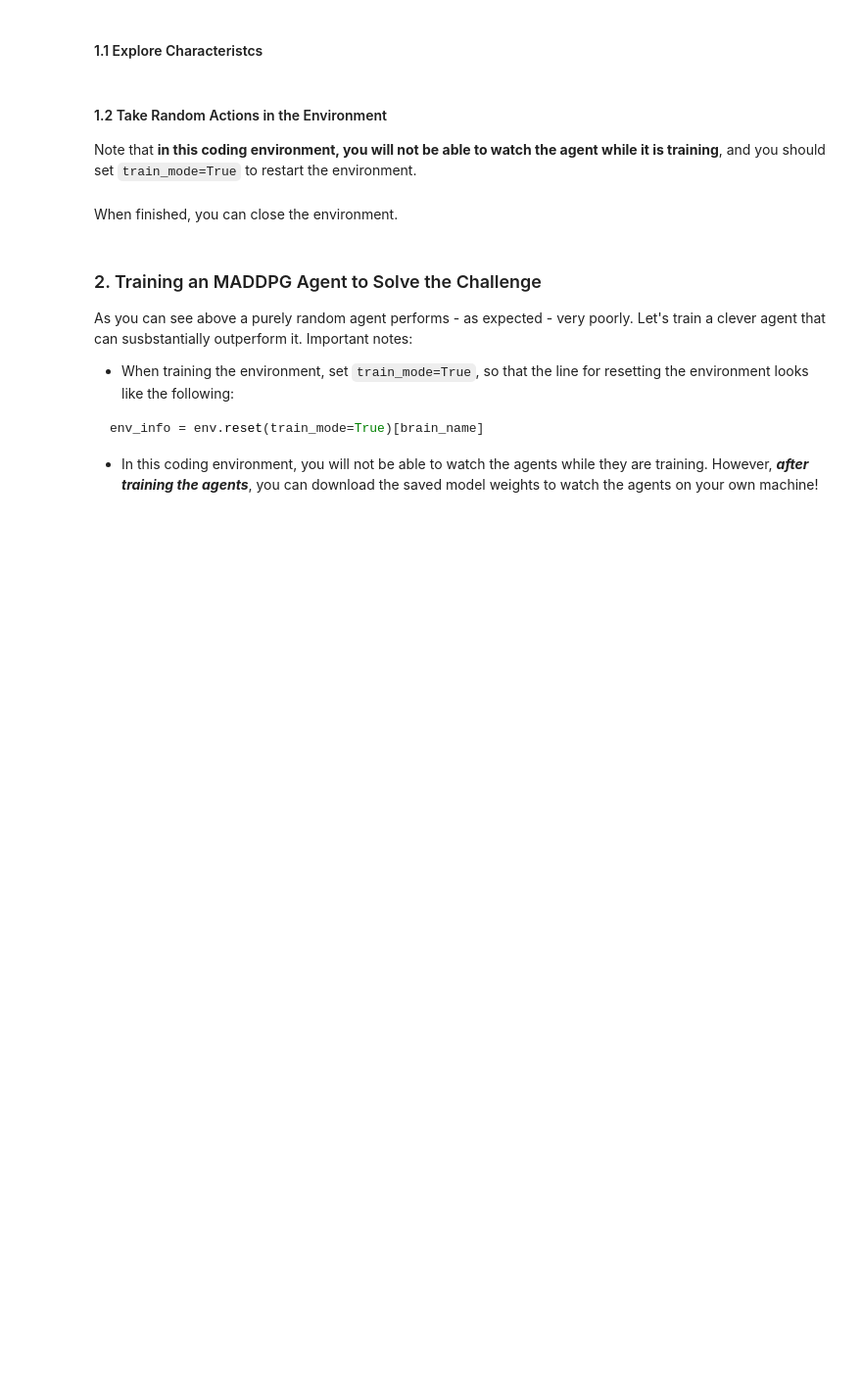
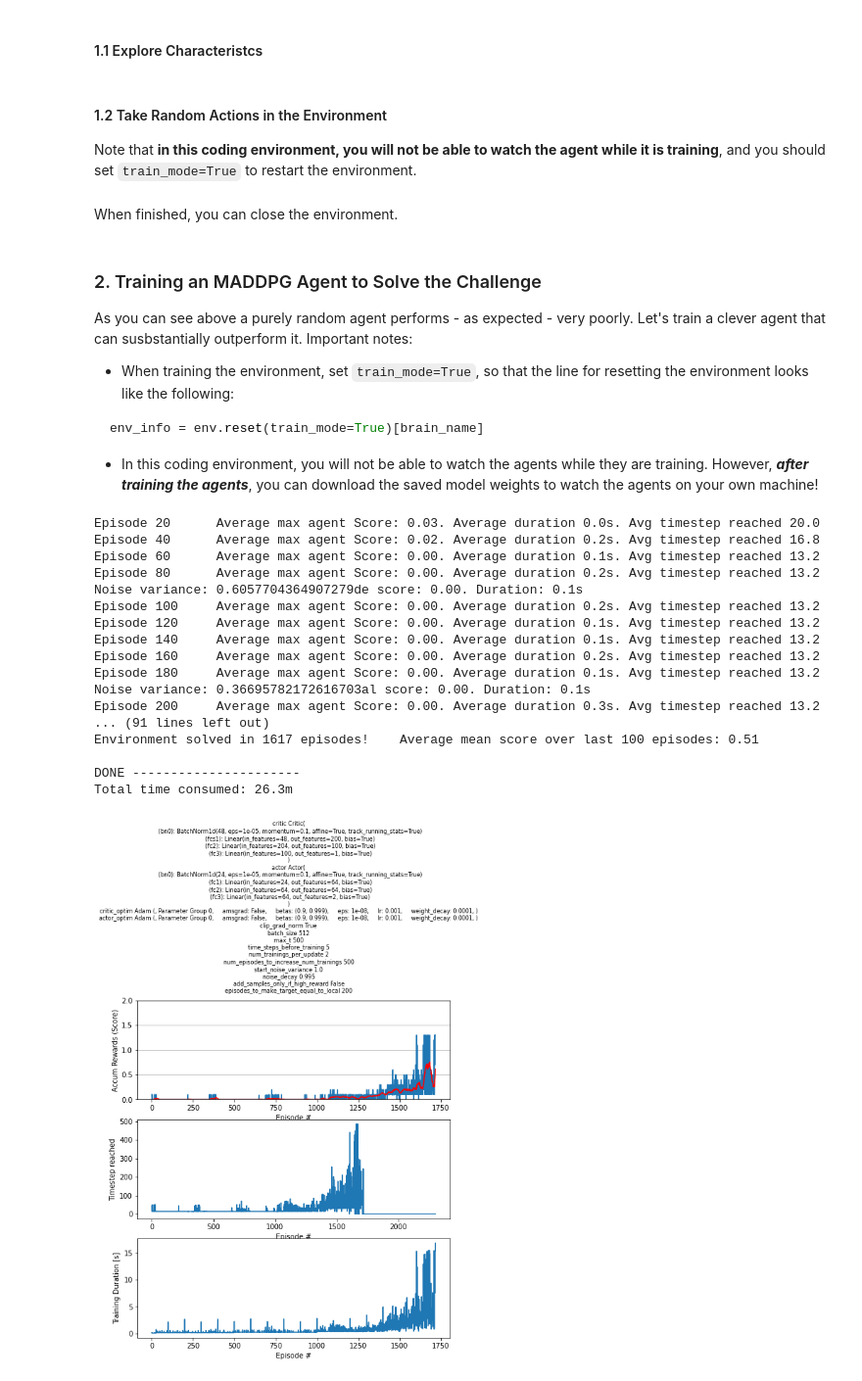
Before and after one commit to TUMAAA/deep_reinforcement_learning, a Jupyter notebook: collaboration_and_competition_project/Tennis.ipynb, the cells around one changed output. Shown at 98% size. Cells and saved outputs as stored; diff of their text form; code cells hidden in the pictures; blank space fills up the shorter version.

```diff
--- a/collaboration_and_competition_project/Tennis.ipynb
+++ b/collaboration_and_competition_project/Tennis.ipynb
@@ -147,32 +147,51 @@ agent = Agent(device=device,
               weight_decay= 0.0001,
               start_noise_variance = 1.0,
               replay_buffer=replay_buffer,
               add_samples_only_if_high_reward=False,
               debug=False)
 
 episodes_to_make_target_equal_to_local = 200
 max_timesteps_per_episode = 500
 
 scores_global, episode_durations, episode_timestep_reached = run_maddpg(agent=agent,
-                                        n_episodes=1500,
+                                        n_episodes=2300,
                                         max_t=max_timesteps_per_episode,
                                         print_every=20,
                                         episodes_to_make_target_equal_to_local=episodes_to_make_target_equal_to_local)
 
 details_dict = {"critic": agent.critics_local[0].__repr__(),
                  "actor": agent.actors_local[0].__repr__(),
                  "critic_optim": agent.critic_optimizers[0].__repr__().replace("\n", ", "),
                  "actor_optim": agent.actor_optimizers[0].__repr__().replace("\n", ", "),
                  "clip_grad_norm": agent.clip_grad_norm,
                  "batch_size": agent.batch_size,
-                 "max_t": episodes_to_make_target_equal_to_local,
+                 "max_t": max_timesteps_per_episode,
                  "time_steps_before_training": agent.time_steps_before_training,
                  "num_trainings_per_update": agent.num_trainings_per_update,
                  "num_episodes_to_increase_num_trainings": agent.num_episodes_to_increase_num_trainings,
                  "start_noise_variance": agent.start_noise_variance,
                  "noise_decay": agent.noise_decay,
                  "add_samples_only_if_high_reward": agent.add_samples_only_if_high_reward,
                  "episodes_to_make_target_equal_to_local": episodes_to_make_target_equal_to_local
                  }
 generate_training_plots(scores_global, episode_durations, episode_timestep_reached,
                         details_dict)
+# %% [output]
+Episode 20      Average max agent Score: 0.03. Average duration 0.0s. Avg timestep reached 20.0
+Episode 40      Average max agent Score: 0.02. Average duration 0.2s. Avg timestep reached 16.8
+Episode 60      Average max agent Score: 0.00. Average duration 0.1s. Avg timestep reached 13.2
+Episode 80      Average max agent Score: 0.00. Average duration 0.2s. Avg timestep reached 13.2
+Noise variance: 0.6057704364907279de score: 0.00. Duration: 0.1s
+Episode 100     Average max agent Score: 0.00. Average duration 0.2s. Avg timestep reached 13.2
+Episode 120     Average max agent Score: 0.00. Average duration 0.1s. Avg timestep reached 13.2
+Episode 140     Average max agent Score: 0.00. Average duration 0.1s. Avg timestep reached 13.2
+Episode 160     Average max agent Score: 0.00. Average duration 0.2s. Avg timestep reached 13.2
+Episode 180     Average max agent Score: 0.00. Average duration 0.1s. Avg timestep reached 13.2
+Noise variance: 0.36695782172616703al score: 0.00. Duration: 0.1s
+Episode 200     Average max agent Score: 0.00. Average duration 0.3s. Avg timestep reached 13.2
+... (91 lines left out)
+Environment solved in 1617 episodes!    Average mean score over last 100 episodes: 0.51
+
+DONE ----------------------
+Total time consumed: 26.3m
+[figure, added]
```
Also changed, not shown: 1 other file.
